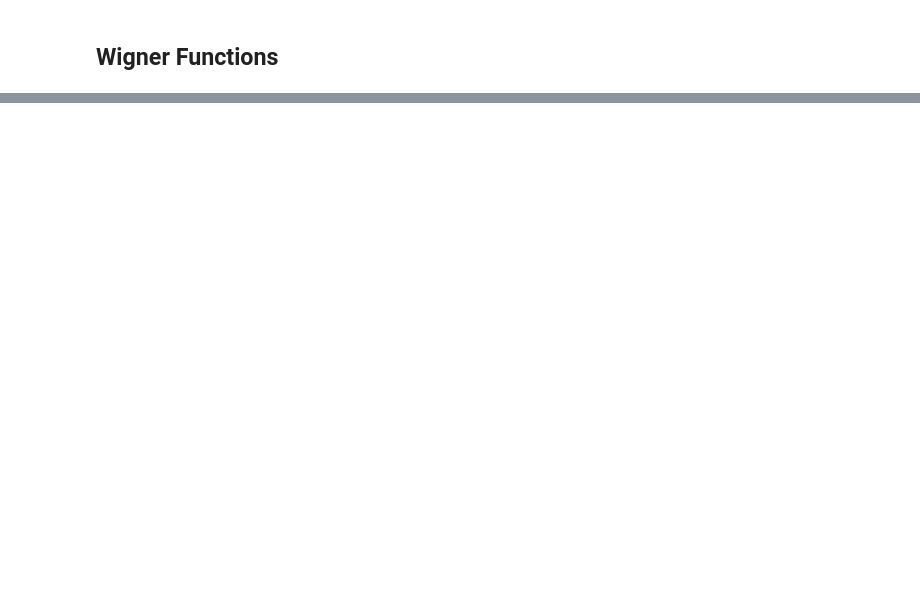
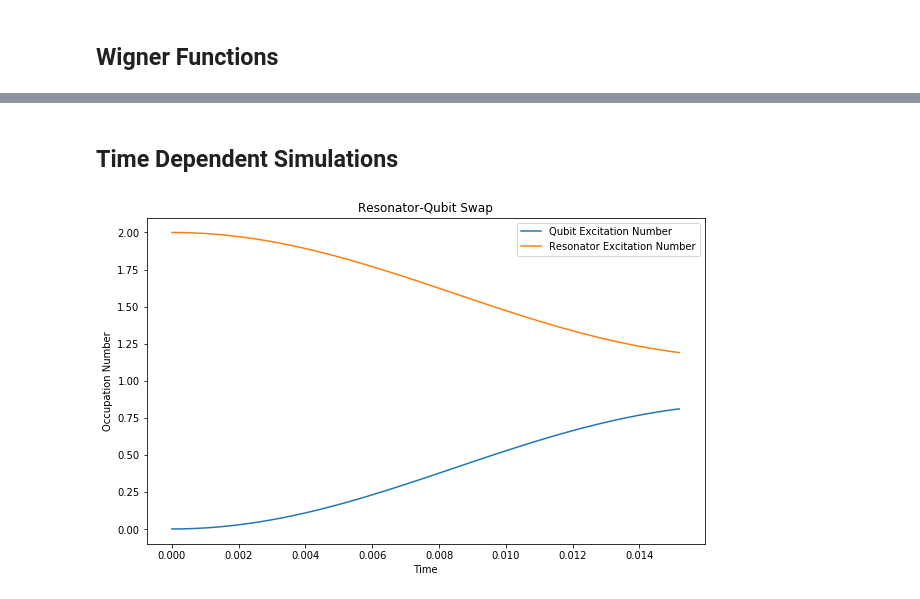
Before and after one commit to ateshian/quoptics, a Jupyter notebook: simulate-the-paper.ipynb, the cells around one changed output, grey strips where cells are left out. Cells and saved outputs as stored; diff of their text form; code cells hidden in the pictures; blank space fills up the shorter version.

```diff
--- a/simulate-the-paper.ipynb
+++ b/simulate-the-paper.ipynb
@@ -107,0 +128,2 @@ plt.show()
+# %% [markdown]
+## Time Dependent Simulations
@@ -107,0 +162,24 @@ plt.show()
+# %%
+# perform first round swap
+# ***how to run hamiltonian backwards in time?
+H = H_swap
+t1 = np.pi / (om * np.sqrt(3)) # swap time t1
+times_t1 = np.linspace(0, t1, 100)
+result_t1 = mesolve(H, target, times_t1, [], [sm.dag()*sm, a.dag()*a], options=opts)
+psi_t1 = result_t1.final_state
+# %%
+# plot first round swap
+nq_t1 = result_t1.expect[0]
+nr_t1 = result_t1.expect[1]
+
+fig, axes = plt.subplots(1, 1, figsize=(10,6))
+
+axes.plot(times_t1, nq_t1, label="Qubit Excitation Number")
+axes.plot(times_t1, nr_t1, label="Resonator Excitation Number")
+axes.legend(loc=0)
+axes.set_xlabel('Time')
+axes.set_ylabel('Occupation Number')
+axes.set_title('Resonator-Qubit Swap')
+plt.show()
+# %% [output]
+[figure, added]
```
Also changed, not shown: parts of 9 cells of this notebook, 3 other files.
